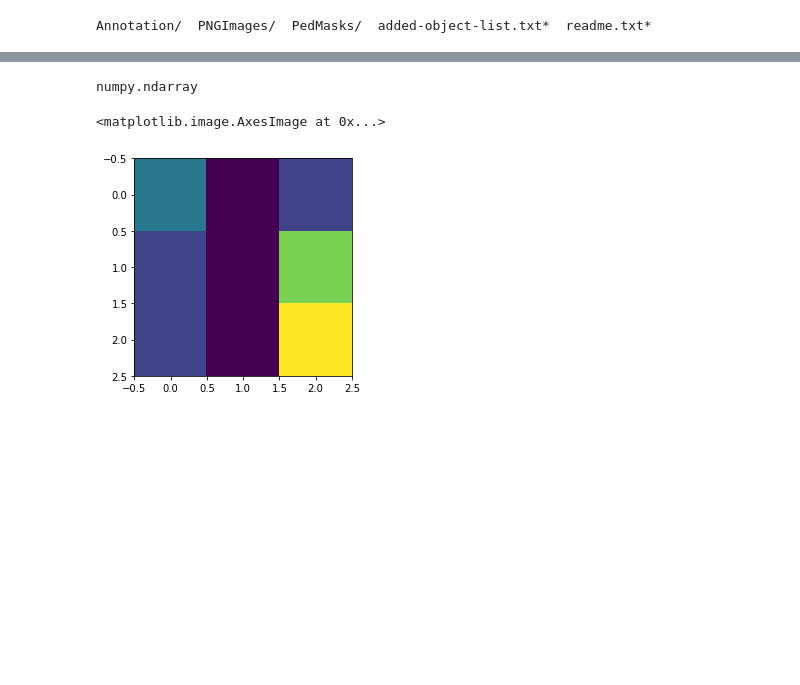
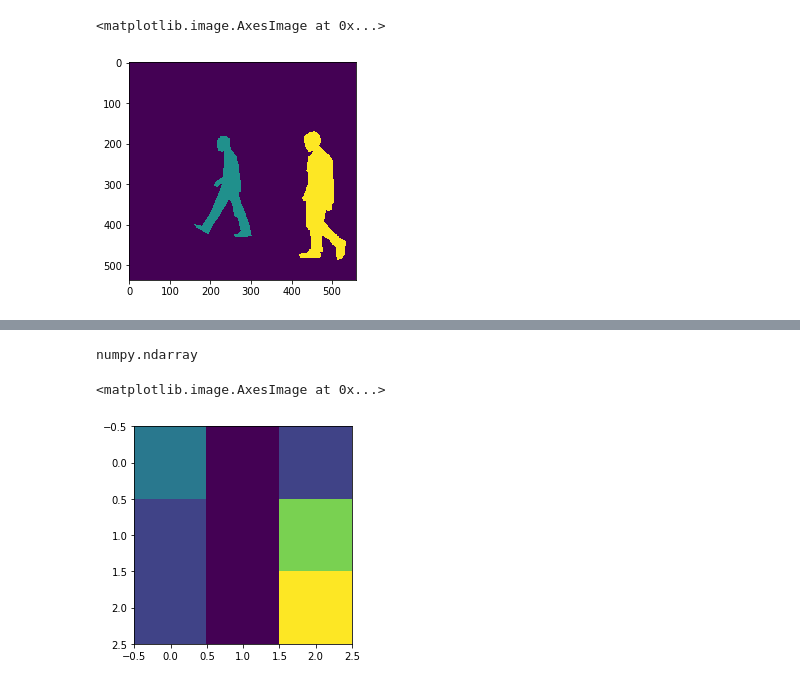
Before and after one commit to porbo/pedestrian_masking, a Jupyter notebook: pedestrian_masking.ipynb, the cells around one changed output, grey strips where cells are left out. Drawn from its saved outputs; the diff is of its cells as text; code cells hidden in the pictures; blank space fills up the shorter version.

```diff
--- a/pedestrian_masking.ipynb
+++ b/pedestrian_masking.ipynb
@@ -3,10 +3,14 @@ import matplotlib.pyplot as plt
 import matplotlib.image as mpimg
 import numpy as np
 import os
-# %%
-ls
-# %% [output]
-Annotation/  PNGImages/  PedMasks/  added-object-list.txt*  readme.txt*
+# %%
+import imageio
+from matplotlib import pyplot as plt
+img = imageio.imread("PedMasks/FudanPed00001_mask.png")
+plt.imshow(img)
+# %% [output]
+<matplotlib.image.AxesImage at 0x...>
+[figure, added]
 # %%
 y_dir, X_dir = 'PedMasks/', 'PNGImages/'
 # %%
```
Also changed, not shown: parts of 10 cells of this notebook.
